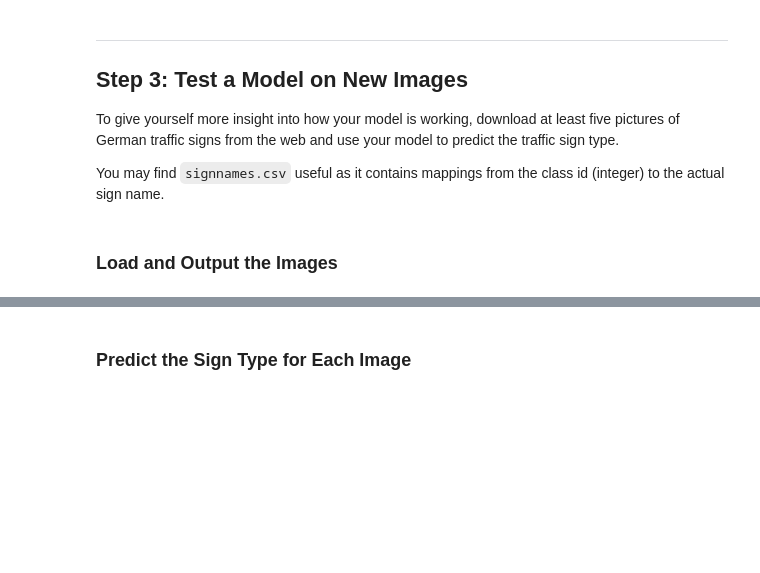
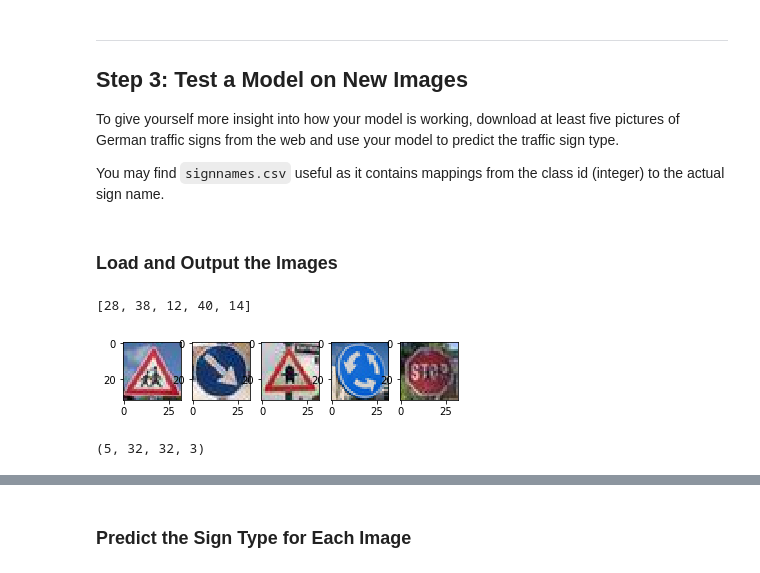
Before and after one commit to Conciliabulle/Traffic_Sign_Classifier, a Jupyter notebook: Traffic_Sign_Classifier.ipynb, the cells around one changed output, grey strips where cells are left out. Cells and saved outputs as stored; diff of their text form; code cells hidden in the pictures; blank space fills up the shorter version.

Commit message:
Extract example images

```diff
--- a/Traffic_Sign_Classifier.ipynb
+++ b/Traffic_Sign_Classifier.ipynb
@@ -414,0 +412,47 @@ You may find `signnames.csv` useful as it contains mappings from the class id (i
+# %%
+### Load the images and plot them here.
+### Feel free to use as many code cells as needed.
+from PIL import Image
+
+plt.figure(1)
+x = []
+y=[28,38,12,40,14]
+
+children_28 = Image.open("german_sign_examples/children_crossing_28.jpg")
+children_28 = np.asarray(children_28)
+x.append(children_28)
+plt.subplot(151)
+plt.imshow(children_28)
+
+right_38 = Image.open("german_sign_examples/keep_right_38.jpg")
+right_38 = np.asarray(right_38)
+x.append(right_38)
+plt.subplot(152)
+plt.imshow(right_38)
+
+priority_12 = Image.open("german_sign_examples/priority_road_12.jpg")
+priority_12 = np.asarray(priority_12)
+x.append(priority_12)
+plt.subplot(153)
+plt.imshow(priority_12)
+
+roundabout_40 = Image.open("german_sign_examples/roundabout_40.jpg")
+roundabout_40 = np.asarray(roundabout_40)
+x.append(roundabout_40)
+plt.subplot(154)
+plt.imshow(roundabout_40)
+
+stop_14 = Image.open("german_sign_examples/stop_sign_14.jpg")
+stop_14 = np.asarray(stop_14)
+x.append(stop_14)
+plt.subplot(155)
+plt.imshow(stop_14)
+
+print(y)
+plt.show()
+x=np.array(x)
+print(x.shape)
+# %% [output]
+[28, 38, 12, 40, 14]
+[figure, added]
+(5, 32, 32, 3)
```
Also changed, not shown: parts of 4 cells of this notebook.
